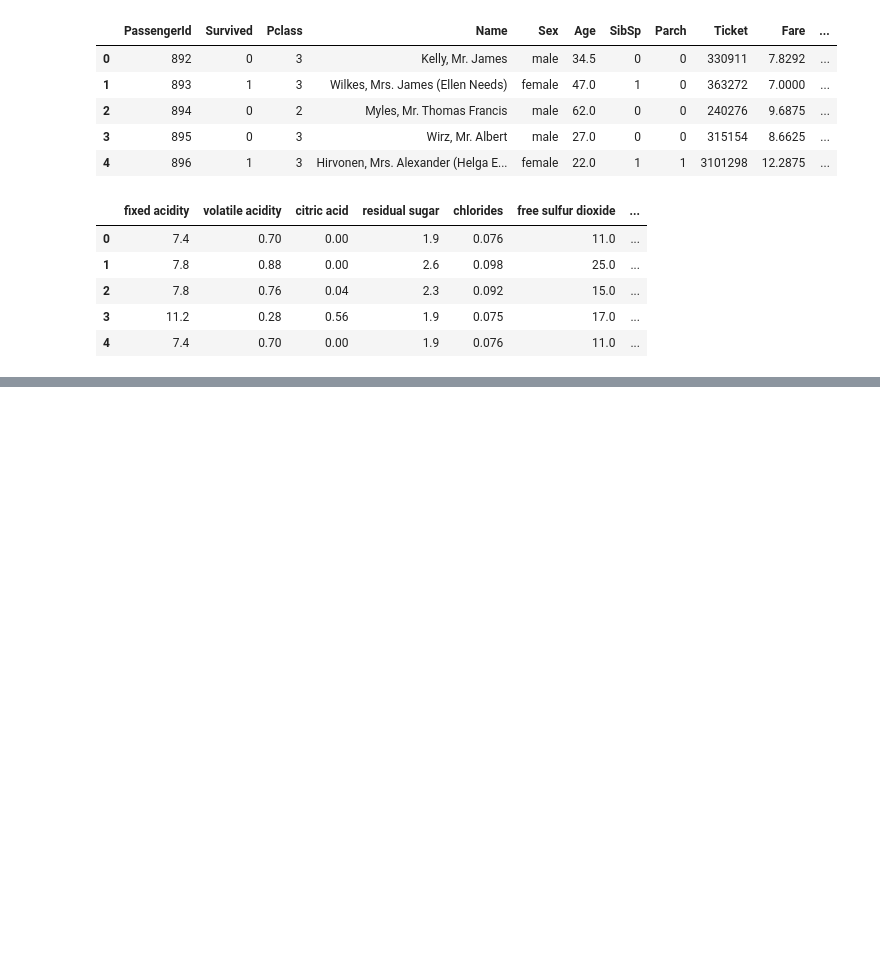
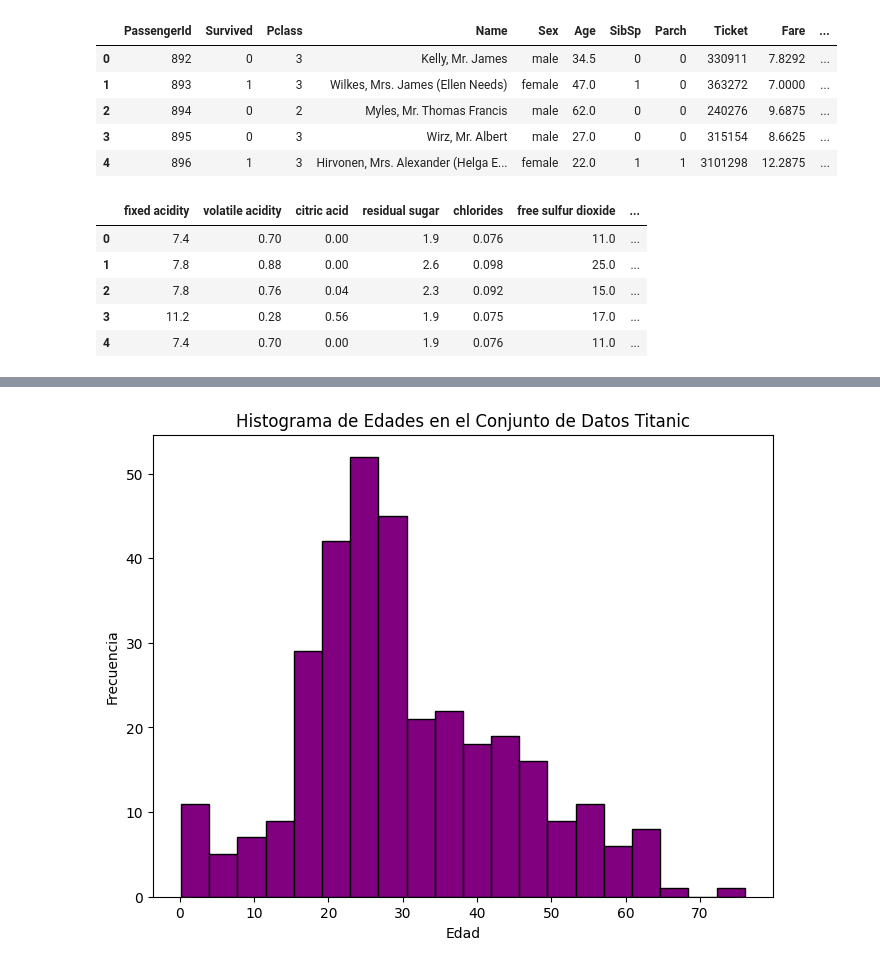
Before and after one commit to agustinsalum/ciencia-datos-python, a Jupyter notebook: Trabajos-practicos/tp4/tp4.ipynb, the cells around one changed output, grey strips where cells are left out. Saved outputs shown, nothing was run; the diff lists cells and outputs as text; code cells hidden in the pictures; blank space fills up the shorter version.

```diff
--- a/Trabajos-practicos/tp4/tp4.ipynb
+++ b/Trabajos-practicos/tp4/tp4.ipynb
@@ -108,0 +251,9 @@ df_wineqt.head()
+# %%
+
+df_iris.replace(to_replace=[None, 's/d', 'NA'], value=0, inplace=True)
+df_titanic.replace(to_replace=[None, 's/d', 'NA'], value=0, inplace=True)
+df_wineqt.replace(to_replace=[None, 's/d', 'NA'], value=0, inplace=True)
+#
+df_iris = df_iris.apply(pd.to_numeric, errors='coerce')
+df_titanic = df_titanic.apply(pd.to_numeric, errors='coerce')
+df_wineqt = df_wineqt.apply(pd.to_numeric, errors='coerce')
@@ -108,0 +355,9 @@ df_wineqt.head()
+# %%
+plt.figure(figsize=(8, 6))
+plt.hist(df_titanic['Age'].dropna(), bins=20, color='purple', edgecolor='black')
+plt.title('Histograma de Edades en el Conjunto de Datos Titanic')
+plt.xlabel('Edad')
+plt.ylabel('Frecuencia')
+plt.show()
+# %% [output]
+[figure, added]
```
Also changed, not shown: parts of 20 cells of this notebook.
